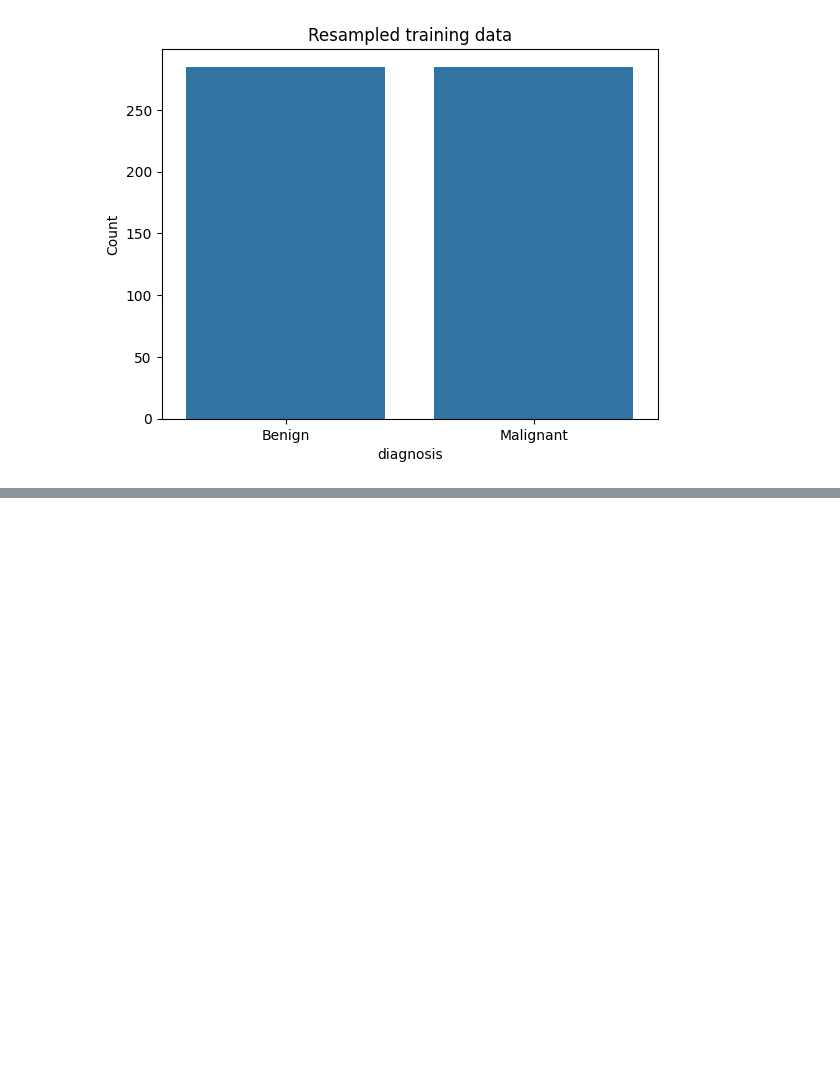
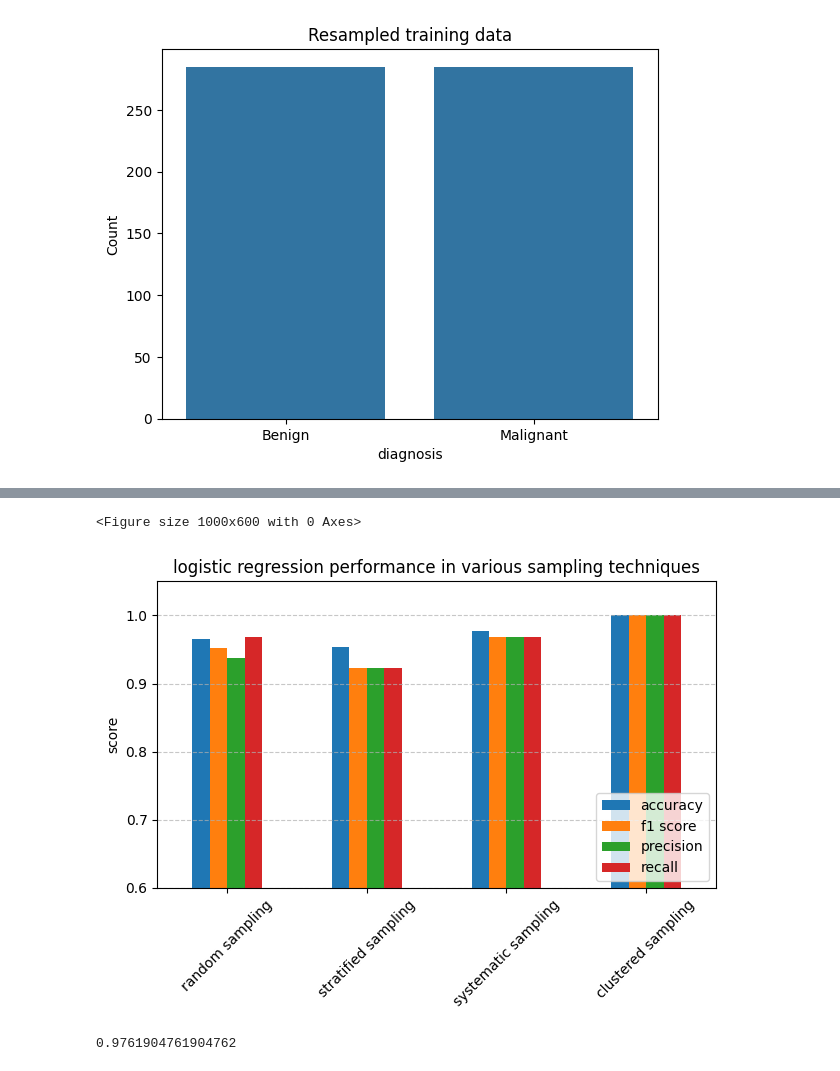
Before and after one commit to itsAnanth/DUK-Data-Analytics, a Jupyter notebook: main.ipynb, the cells around one changed output, grey strips where cells are left out. Cells and saved outputs as stored; diff of their text form; code cells hidden in the pictures; blank space fills up the shorter version.

```diff
--- a/main.ipynb
+++ b/main.ipynb
@@ -185,0 +356,20 @@ decimalscaled.head()
+# %%
+plt.figure(figsize=(10, 6))
+results.plot(kind='bar', rot=0)
+plt.title("logistic regression performance in various sampling techniques")
+plt.ylabel('score')
+plt.ylim(0.6, 1.05)
+plt.grid(axis='y', linestyle='--', alpha=0.7)
+plt.xticks(rotation=45)
+plt.legend(loc='lower right')
+plt.tight_layout()
+plt.show()
+# %% [output]
+<Figure size 1000x600 with 0 Axes>
+[figure, added]
+# %%
+x_pca, _, _, _, _ = PCA(X, 2)
+
+train(x_pca, y)
+# %% [output]
+0.9761904761904762
```
Also changed, not shown: parts of 13 cells of this notebook, 9 other files.
